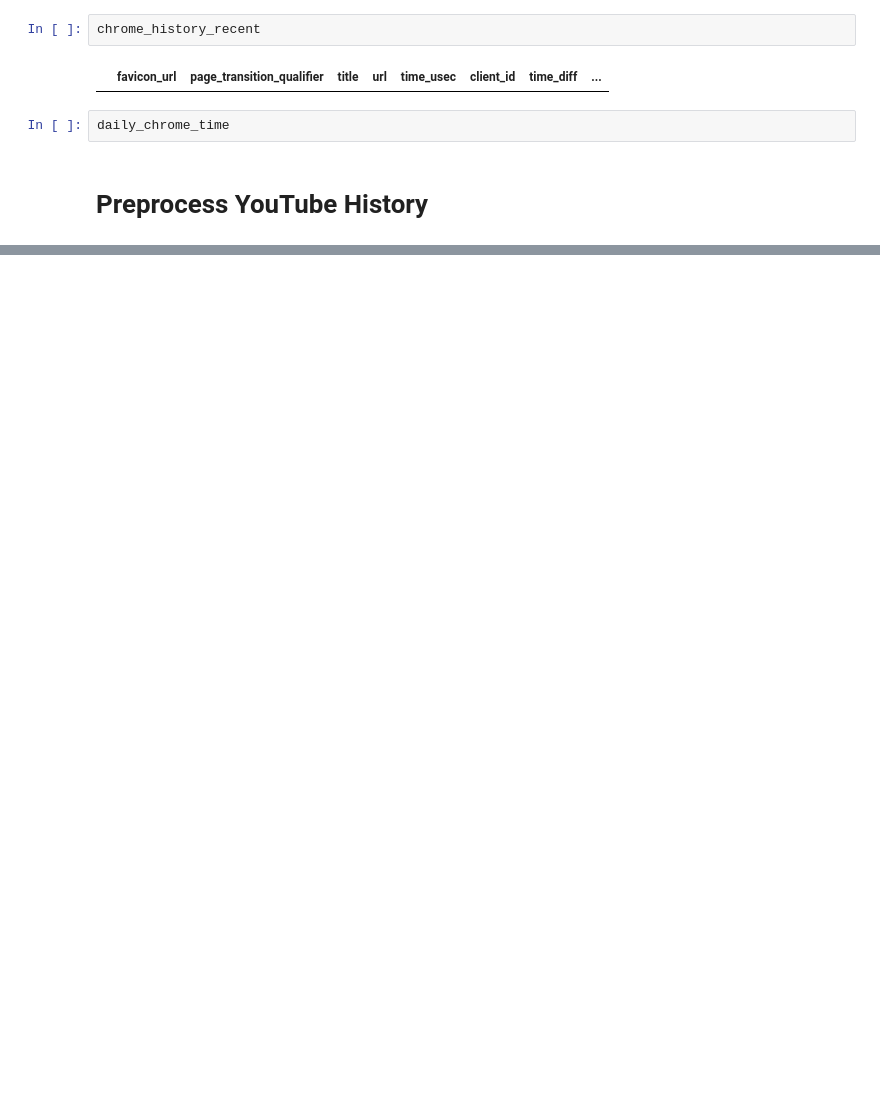
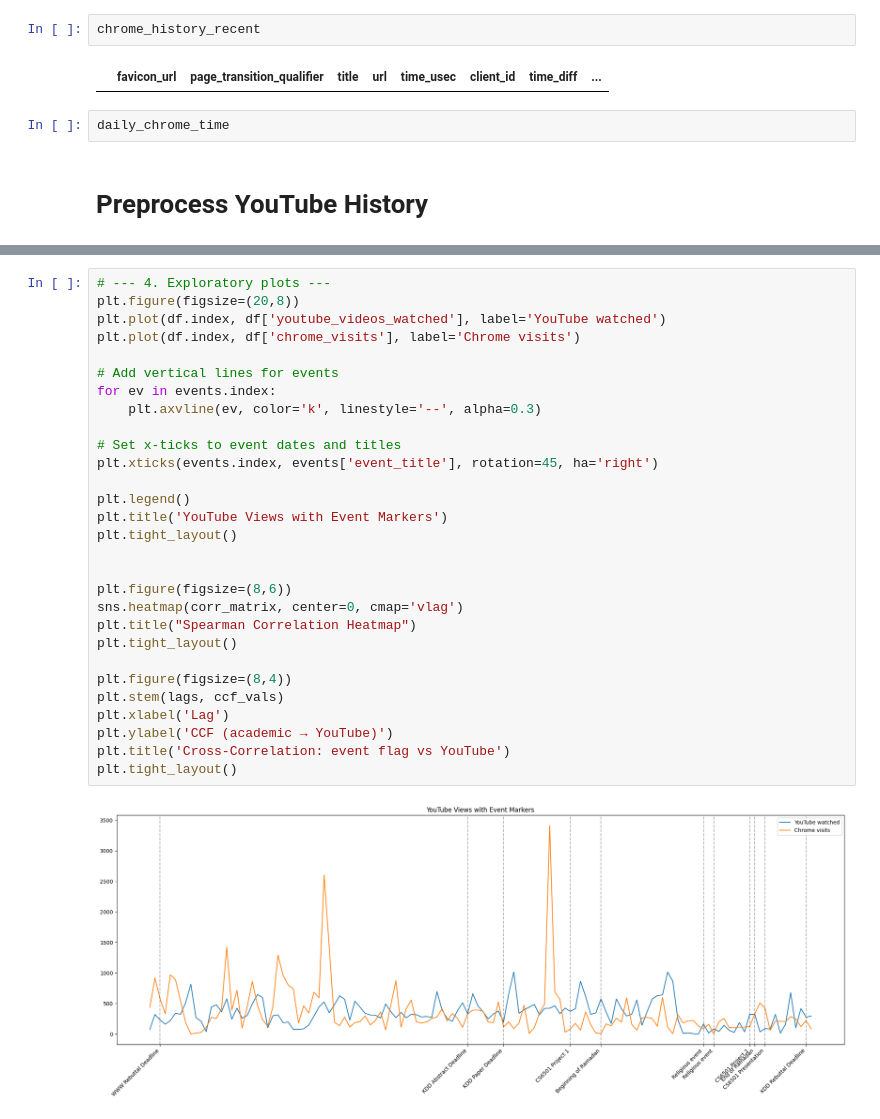
Before and after one commit to amir-hassan25/Analyzing-Online-Behavior-for-Public-Health, a Jupyter notebook: Project3/preprocess.ipynb, the cells around one changed output, grey strips where cells are left out. Saved outputs shown, nothing was run; the diff lists cells and outputs as text; blank space fills up the shorter version.

```diff
--- a/Project3/preprocess.ipynb
+++ b/Project3/preprocess.ipynb
@@ -299,0 +593,31 @@ daily_chrome_time
+# %%
+# --- 4. Exploratory plots ---
+plt.figure(figsize=(20,8))
+plt.plot(df.index, df['youtube_videos_watched'], label='YouTube watched')
+plt.plot(df.index, df['chrome_visits'], label='Chrome visits')
+
+# Add vertical lines for events
+for ev in events.index:
+    plt.axvline(ev, color='k', linestyle='--', alpha=0.3)
+
+# Set x-ticks to event dates and titles
+plt.xticks(events.index, events['event_title'], rotation=45, ha='right')
+
+plt.legend()
+plt.title('YouTube Views with Event Markers')
+plt.tight_layout()
+
+
+plt.figure(figsize=(8,6))
+sns.heatmap(corr_matrix, center=0, cmap='vlag')
+plt.title("Spearman Correlation Heatmap")
+plt.tight_layout()
+
+plt.figure(figsize=(8,4))
+plt.stem(lags, ccf_vals)
+plt.xlabel('Lag')
+plt.ylabel('CCF (academic → YouTube)')
+plt.title('Cross-Correlation: event flag vs YouTube')
+plt.tight_layout()
+# %% [output]
+[figure, added]
```
Also changed, not shown: parts of 15 cells of this notebook.
